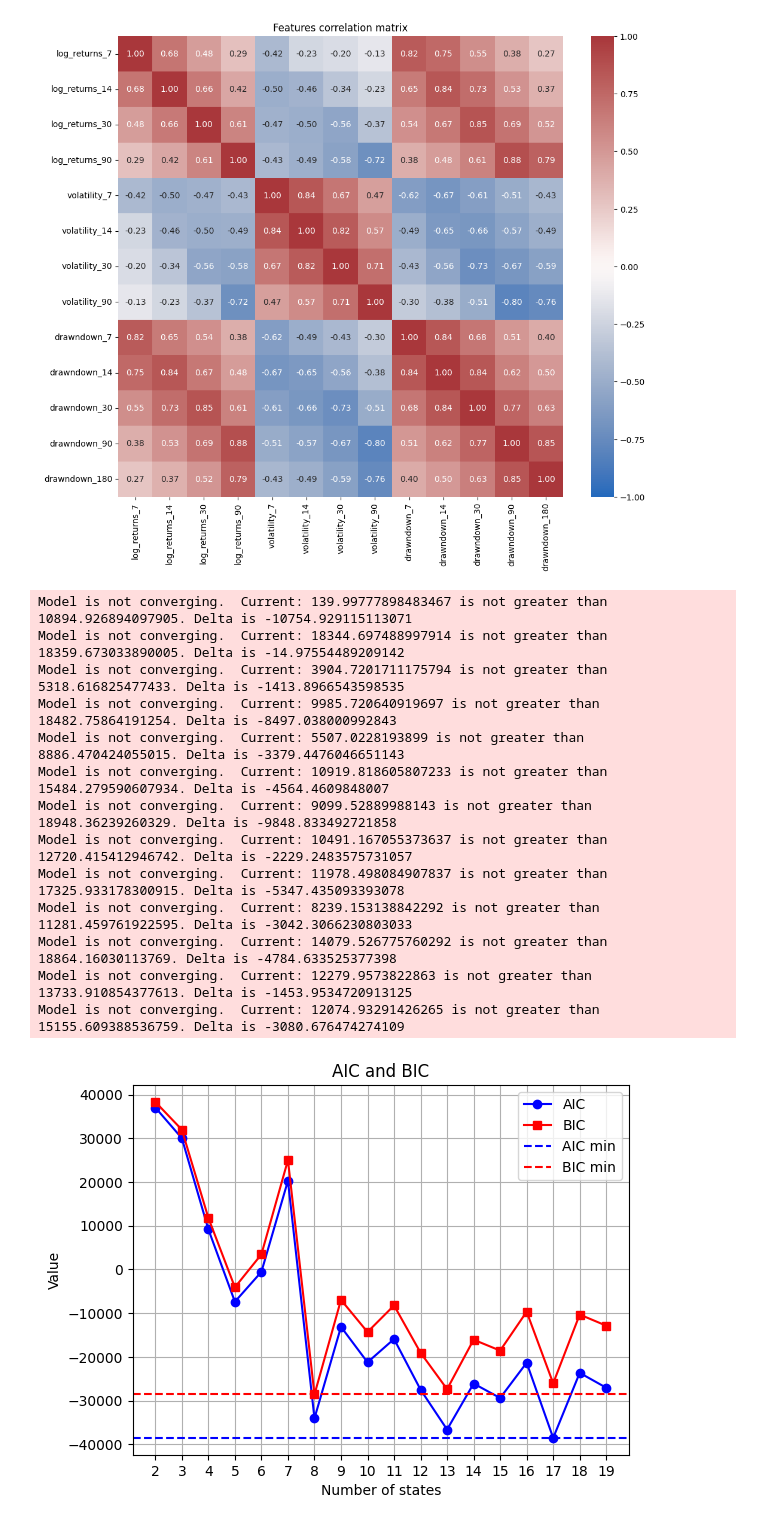
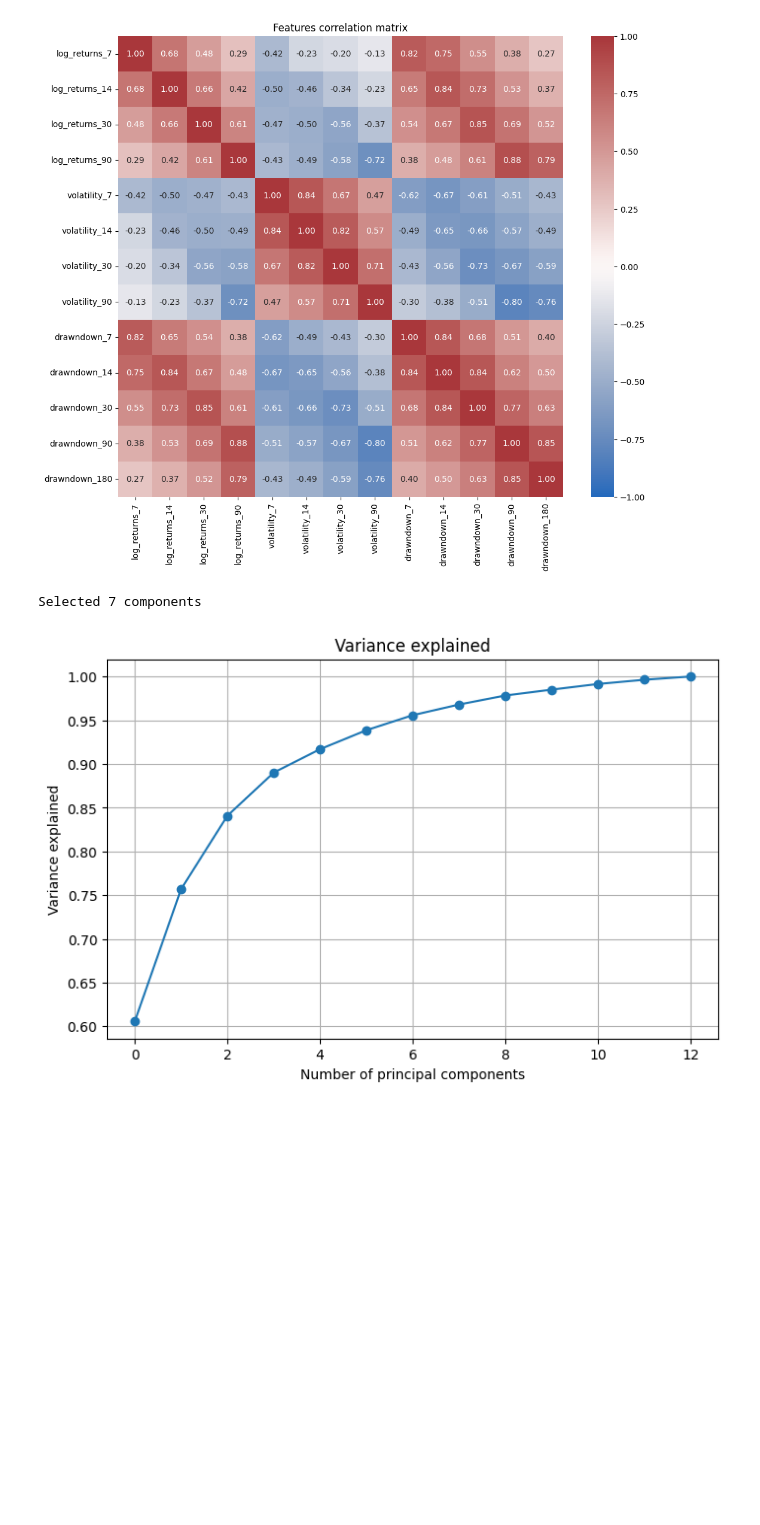
Before and after one commit to SigmaFlowX/Hidden-Markov-Model-for-Regime-Detection, a Jupyter notebook: notebooks/hmm_regime_detection.ipynb, the cells around one changed output. Drawn from its saved outputs; the diff is of its cells as text; code cells hidden in the pictures; blank space fills up the shorter version.

```diff
--- a/notebooks/hmm_regime_detection.ipynb
+++ b/notebooks/hmm_regime_detection.ipynb
@@ -72,42 +72,24 @@ X = candles[features].values
 
 scaler = StandardScaler()
 X = scaler.fit_transform(X)
-
-bics = []
-aics = []
-ks = range(2, 15)
-for k in ks:
-    model = train_hmm(X, n_states=k, n_iter=5000)
-    bics.append(model.bic(X))
-    aics.append(model.aic(X))
-
-plt.plot(ks, aics, marker='o', label='AIC', color='blue')
-plt.plot(ks, bics, marker='s', label='BIC', color='red')
-
-min_aic = min(aics)
-min_bic = min(bics)
-plt.axhline(min_aic, linestyle='--', label='AIC min', color='blue')
-plt.axhline(min_bic, linestyle='--', label='BIC min', color='red')
-
-plt.xlabel('Number of states')
-plt.ylabel('Value')
-plt.title('AIC and BIC')
-plt.grid()
-plt.xticks(ks)
-plt.legend()
-plt.show()
-# %% [output]
-Model is not converging.  Current: 139.99777898483467 is not greater than 10894.926894097905. Delta is -10754.929115113071
-Model is not converging.  Current: 18344.697488997914 is not greater than 18359.673033890005. Delta is -14.97554489209142
-Model is not converging.  Current: 3904.7201711175794 is not greater than 5318.616825477433. Delta is -1413.8966543598535
-Model is not converging.  Current: 9985.720640919697 is not greater than 18482.75864191254. Delta is -8497.038000992843
-Model is not converging.  Current: 5507.0228193899 is not greater than 8886.470424055015. Delta is -3379.4476046651143
-Model is not converging.  Current: 10919.818605807233 is not greater than 15484.279590607934. Delta is -4564.4609848007
-Model is not converging.  Current: 9099.52889988143 is not greater than 18948.36239260329. Delta is -9848.833492721858
-Model is not converging.  Current: 10491.167055373637 is not greater than 12720.415412946742. Delta is -2229.2483575731057
-Model is not converging.  Current: 11978.498084907837 is not greater than 17325.933178300915. Delta is -5347.435093393078
-Model is not converging.  Current: 8239.153138842292 is not greater than 11281.459761922595. Delta is -3042.3066230803033
-Model is not converging.  Current: 14079.526775760292 is not greater than 18864.16030113769. Delta is -4784.633525377398
-Model is not converging.  Current: 12279.9573822863 is not greater than 13733.910854377613. Delta is -1453.9534720913125
-Model is not converging.  Current: 12074.93291426265 is not greater than 15155.609388536759. Delta is -3080.676474274109
-[figure, removed]
+# %%
+from sklearn.decomposition import PCA
+
+pca = PCA()
+X_pca = pca.fit_transform(X)
+evr = pca.explained_variance_ratio_
+
+n_components = np.argmax(np.cumsum(evr) >= 0.95) + 1
+X = X_pca[:, :n_components]
+print(f"Selected {n_components} components")
+
+plt.figure(figsize=(8,5))
+plt.plot(np.cumsum(evr), marker="o")
+plt.xlabel("Number of principal components")
+plt.ylabel("Variance explained")
+plt.title("Variance explained")
+plt.grid(True)
+plt.show()
+# %% [output]
+Selected 7 components
+[figure, added]
```
Also changed, not shown: parts of 7 cells of this notebook.
